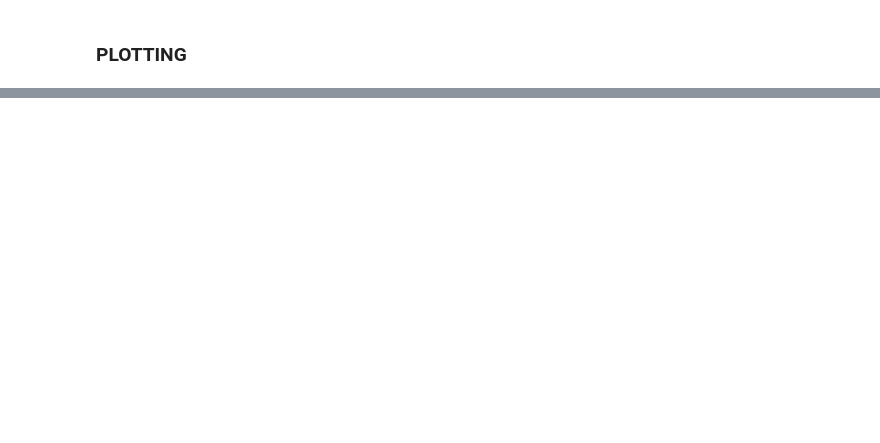
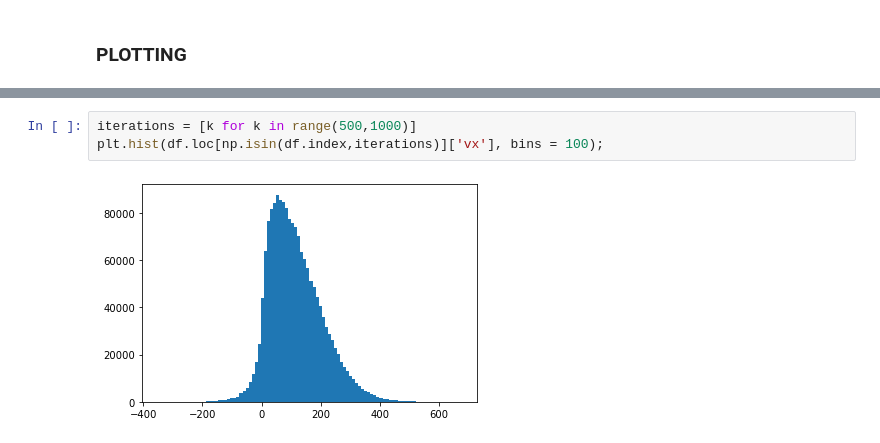
Before and after one commit to Quettle/lppydsmc, a Jupyter notebook: dev_tests.ipynb, the cells around one changed output, grey strips where cells are left out. Drawn from its saved outputs; the diff is of its cells as text; blank space fills up the shorter version.

```diff
--- a/dev_tests.ipynb
+++ b/dev_tests.ipynb
@@ -831,0 +797,5 @@ df.loc[df.index == 0]
+# %%
+iterations = [k for k in range(500,1000)]
+plt.hist(df.loc[np.isin(df.index,iterations)]['vx'], bins = 100);
+# %% [output]
+[figure, added]
```
Also changed, not shown: parts of 50 cells of this notebook, 3 other files.
